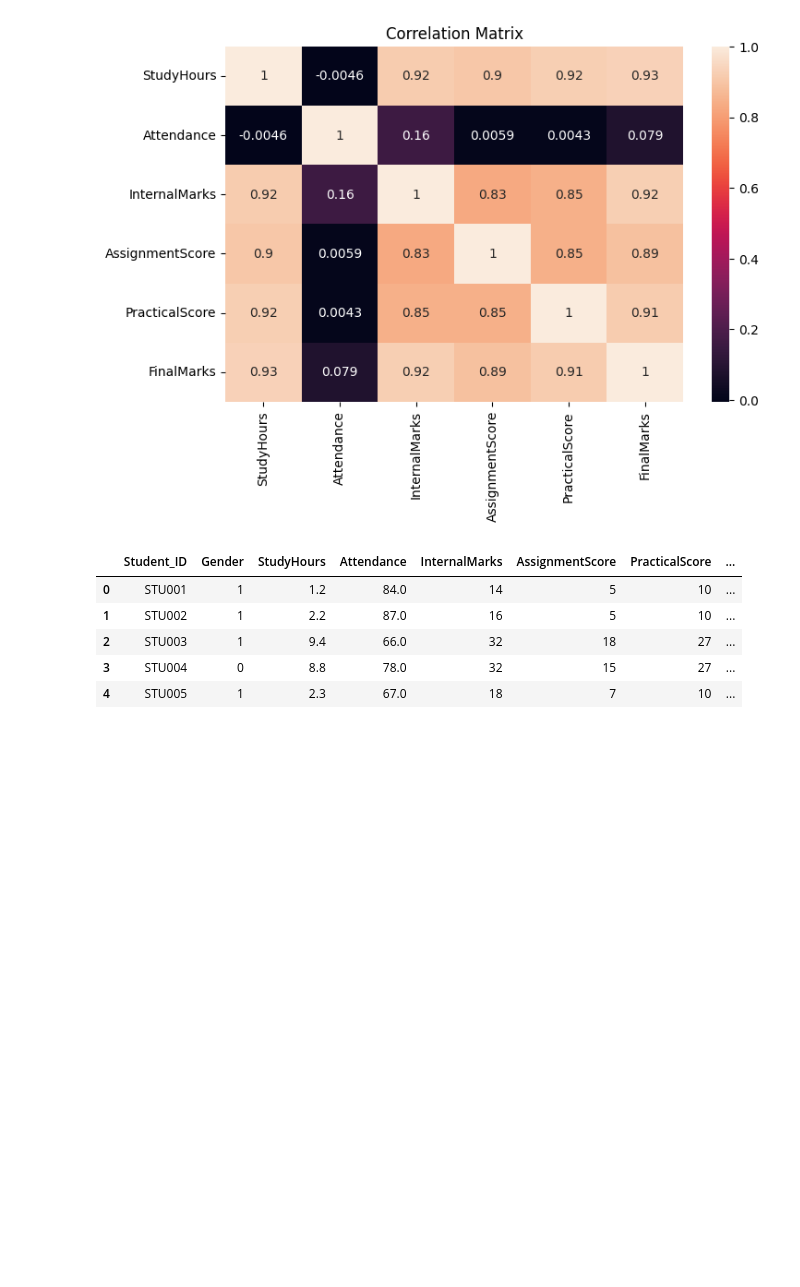
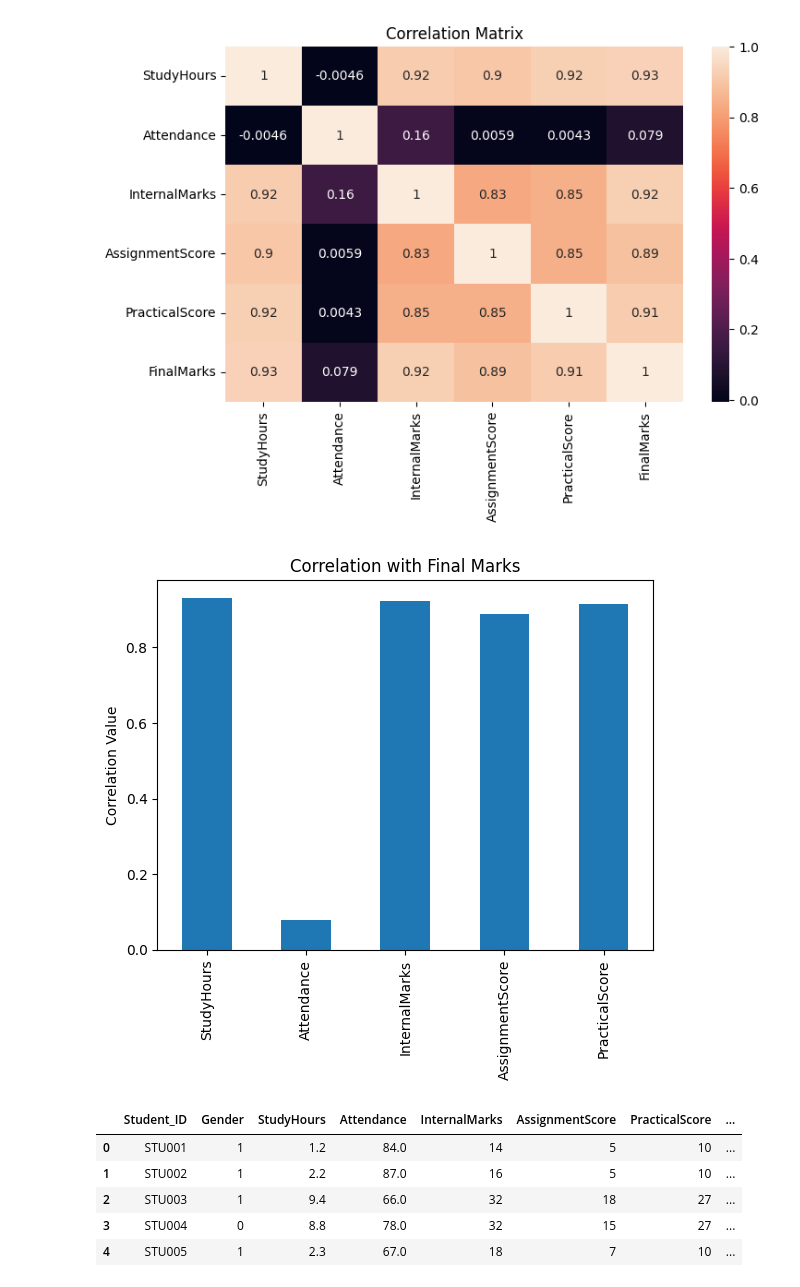
Before and after one commit to AbhishekShah272002/Deep-Learning-and-NLP, a Jupyter notebook: Student_Performance_PRediction_1NLP.ipynb, the cells around one changed output. Drawn from its saved outputs; the diff is of its cells as text; code cells hidden in the pictures; blank space fills up the shorter version.

```diff
--- a/Student_Performance_PRediction_1NLP.ipynb
+++ b/Student_Performance_PRediction_1NLP.ipynb
@@ -248,6 +248,16 @@ plt.title('Correlation Matrix')
 plt.show()
 # %% [output]
 [figure]
+# %%
+corr = df.select_dtypes(include='number').corr()['FinalMarks']
+
+corr.drop('FinalMarks').plot(kind='bar')
+
+plt.title('Correlation with Final Marks')
+plt.ylabel('Correlation Value')
+plt.show()
+# %% [output]
+[figure, added]
 # %%
 from sklearn.preprocessing import LabelEncoder
 le = LabelEncoder() #Create Encoder Object
```
Also changed, not shown: parts of 1 cell of this notebook.
